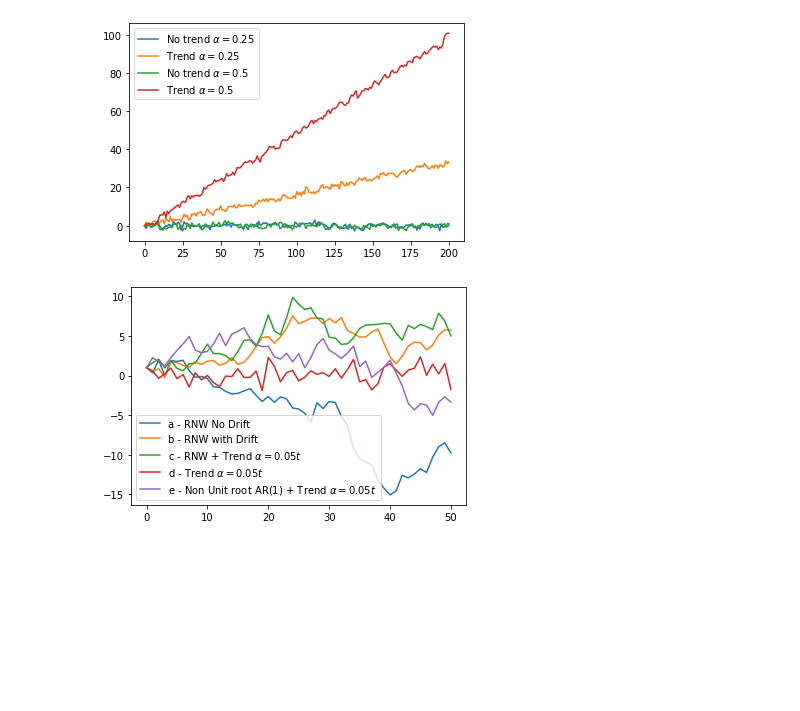
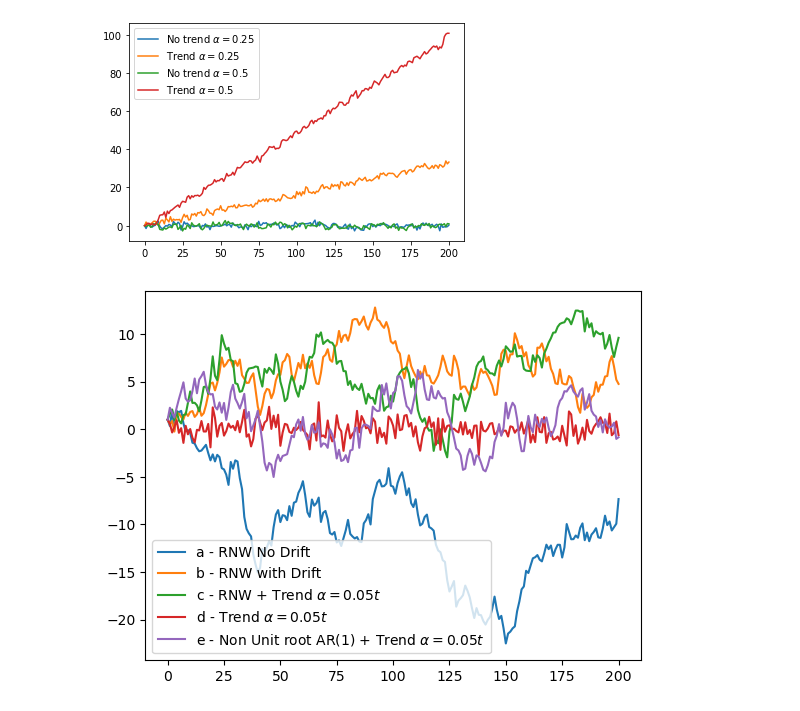
Before and after one commit to talktokalyan/Kalyan-Jupyter-Notebooks, a Jupyter notebook: TimeSeries-V1.ipynb, the cells around one changed output. Saved outputs shown, nothing was run; the diff lists cells and outputs as text; code cells hidden in the pictures; blank space fills up the shorter version.

```diff
--- a/TimeSeries-V1.ipynb
+++ b/TimeSeries-V1.ipynb
@@ -28,36 +28,36 @@ import matplotlib.pyplot as plt
 np.random.seed(456)
 
 α_values = [0.05]
-T = 50
+T = 200
 a = np.empty(T+1)
 b = np.empty(T+1)
 c = np.empty(T+1)
 d = np.empty(T+1)
 e = np.empty(T+1)
 
 for α in α_values:
     a[0] = 1
     b[0] = 1
     c[0] = 1
     d[0] = 1
     e[0] = 1
     for t in range(T):
         a[t+1] = a[t] + np.random.randn() # Random Walk No Drift
         b[t+1] = 0.025 + b[t] + np.random.randn() # Random Walk with Drift
         c[t+1] = c[t] + α*t/200 + np.random.randn() # Random Walk with trend
         d[t+1] = α*t/200 + np.random.randn() # Trend Stationary Process
         e[t+1] = 0.9*e[t] + α*t/200 + np.random.randn() # Non Unit root AR1 Process + trend
 
 plt.plot(a, label=f'a - RNW No Drift ')
 plt.plot(b, label=f'b - RNW with Drift')
 plt.plot(c, label=f'c - RNW + Trend $\\alpha = {α}t$')
 plt.plot(d, label=f'd - Trend $\\alpha = {α}t$')
 plt.plot(e, label=f'e - Non Unit root AR(1) + Trend $\\alpha = {α}t$')
 
 plt.legend()
 plt.show()
 # %% [output]
-[figure, old version]
+[figure, new version]
 # %%
 import statsmodels.api as sm
 dir(sm.tsa)
```
Also changed, not shown: 8 other files.
